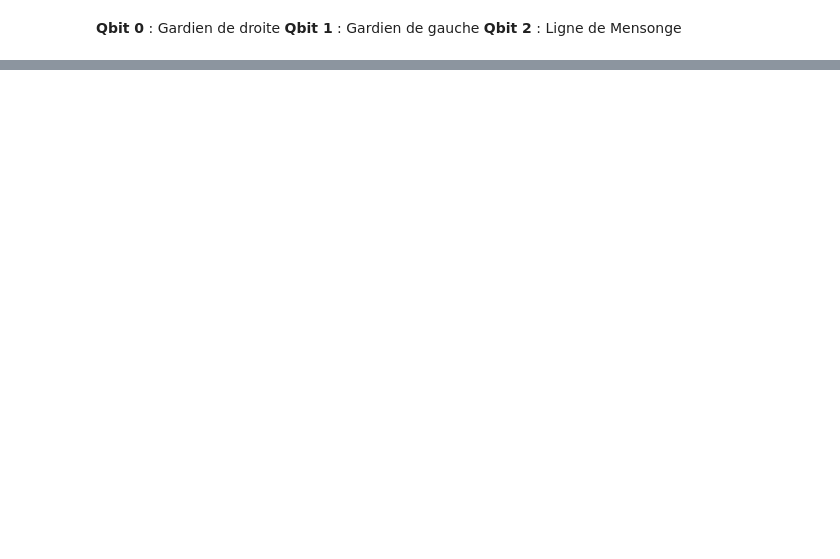
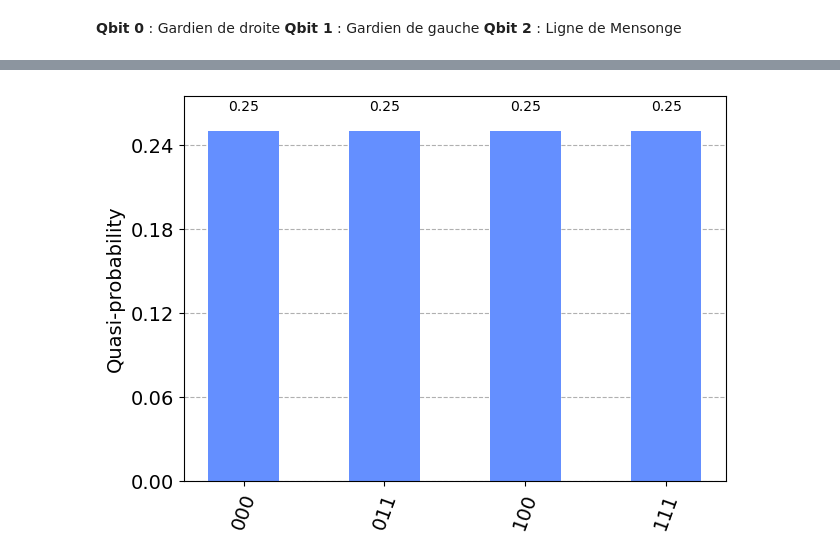
Before and after one commit to dalexmuro/ESGI_5IABD2_Quantum, a Jupyter notebook: TP_1/porte_du_tresor.ipynb, the cells around one changed output, grey strips where cells are left out. Drawn from its saved outputs; the diff is of its cells as text; code cells hidden in the pictures; blank space fills up the shorter version.

```diff
--- a/TP_1/porte_du_tresor.ipynb
+++ b/TP_1/porte_du_tresor.ipynb
@@ -74,0 +102,5 @@ print(counts)
+# %%
+ # Histogramme de résultats
+plot_histogram(counts)
+# %% [output]
+[figure, added]
```
Also changed, not shown: parts of 20 cells of this notebook.
